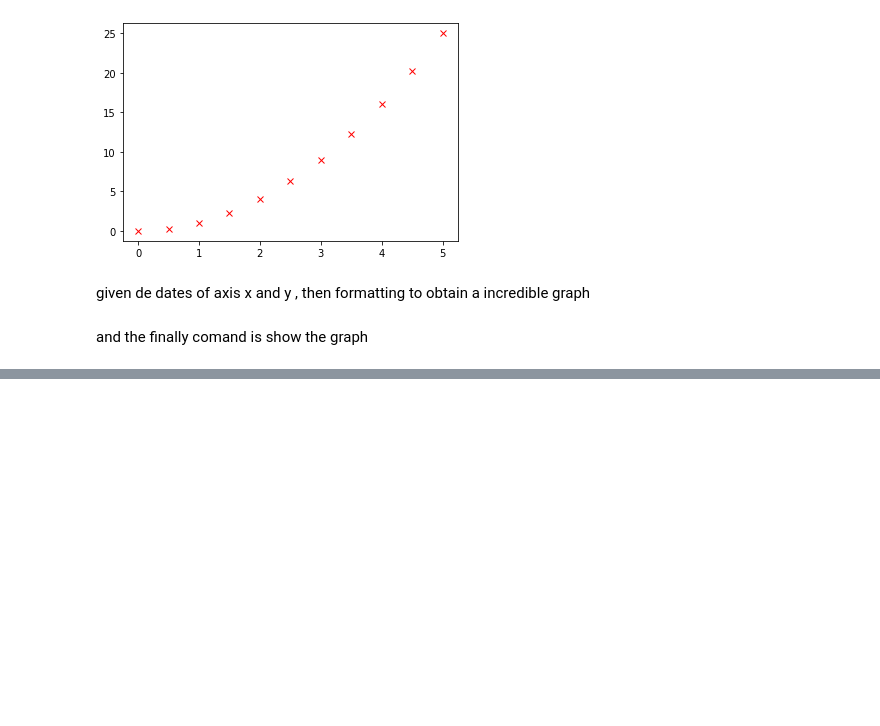
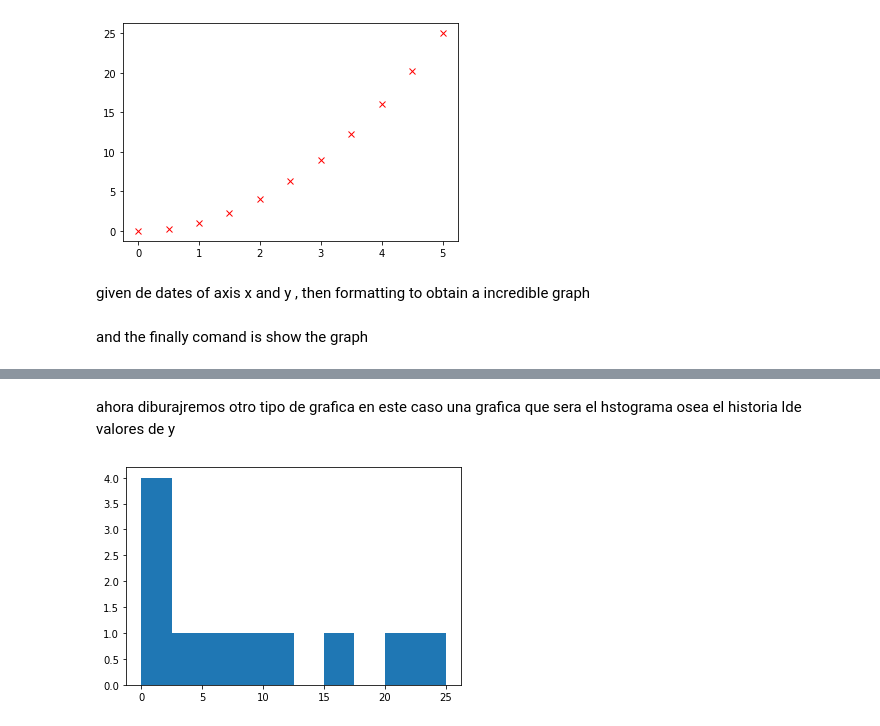
Before and after one commit to hasturseven/visualizacionDatos, a Jupyter notebook: pyplotBasico.ipynb, the cells around one changed output, grey strips where cells are left out. Cells and saved outputs as stored; diff of their text form; code cells hidden in the pictures; blank space fills up the shorter version.

```diff
--- a/pyplotBasico.ipynb
+++ b/pyplotBasico.ipynb
@@ -24,0 +46,7 @@ and the finally comand is show the graph
+# %% [markdown]
+ahora diburajremos otro tipo de grafica en este caso una grafica que sera el hstograma osea el historia lde valores de y
+# %%
+plt.hist(y)
+plt.show()
+# %% [output]
+[figure, added]
```
Also changed, not shown: parts of 10 cells of this notebook, 6 other files.
